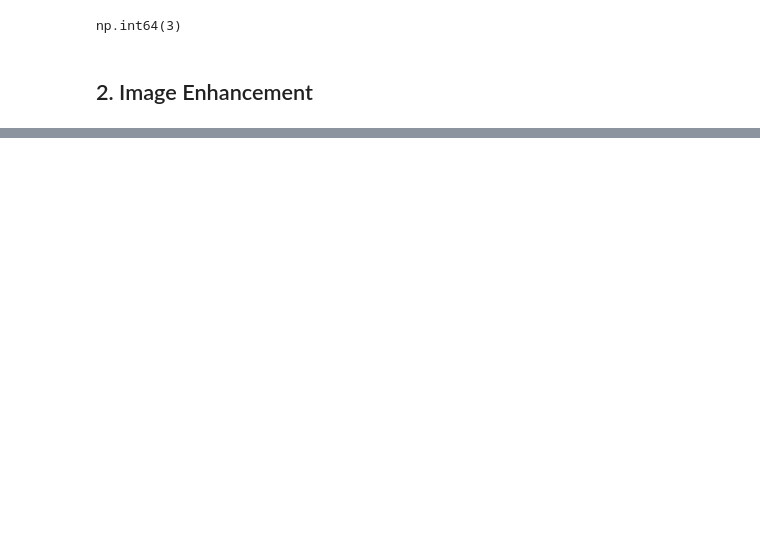
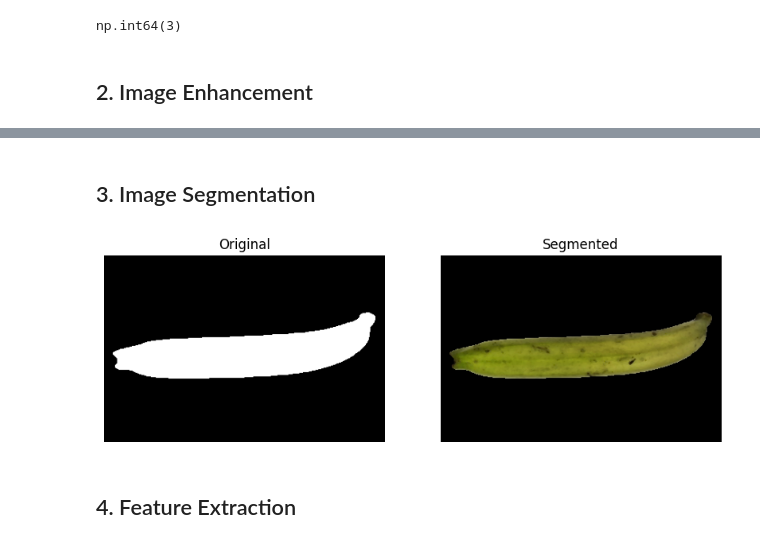
Before and after one commit to Plumz17/PP_FinalProject2, a Jupyter notebook: PP_FinalProject2.ipynb, the cells around one changed output, grey strips where cells are left out. Drawn from its saved outputs; the diff is of its cells as text; code cells hidden in the pictures; blank space fills up the shorter version.

```diff
--- a/PP_FinalProject2.ipynb
+++ b/PP_FinalProject2.ipynb
@@ -198,0 +201,22 @@ show(ripeness_images[1959], image_enhancement(ripeness_images[1959]))
+# %% [markdown]
+## 3. Image Segmentation
+# %%
+def segment_banana(img):
+  # Convert to HSV
+  hsv  = cv2.cvtColor(img, cv2.COLOR_RGB2HSV)
+  #Mask the section of the image with banana colors
+  mask = cv2.inRange(hsv, np.array([15, 60, 60]), np.array([85, 255, 255]))
+
+  # Apply Morphological Processing
+  kernel = cv2.getStructuringElement(cv2.MORPH_ELLIPSE, (7, 7))
+  mask = cv2.morphologyEx(mask, cv2.MORPH_CLOSE, kernel, iterations=3)
+  mask = cv2.morphologyEx(mask, cv2.MORPH_OPEN,kernel)
+  return mask, cv2.bitwise_and(img, img, mask=mask)
+
+# Apply and visualise
+mask, segmented = segment_banana(image_enhancement(variety_images[0]))
+show(mask, segmented, title2="Segmented")
+# %% [output]
+[figure, added]
+# %% [markdown]
+## 4. Feature Extraction
```
Also changed, not shown: parts of 12 cells of this notebook.
